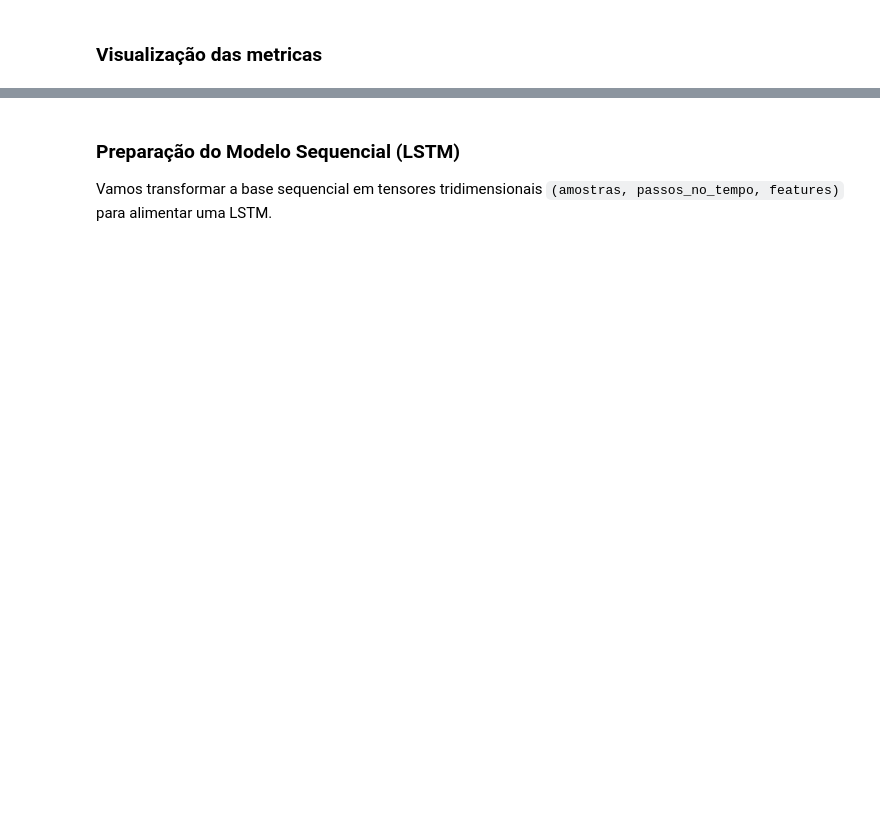
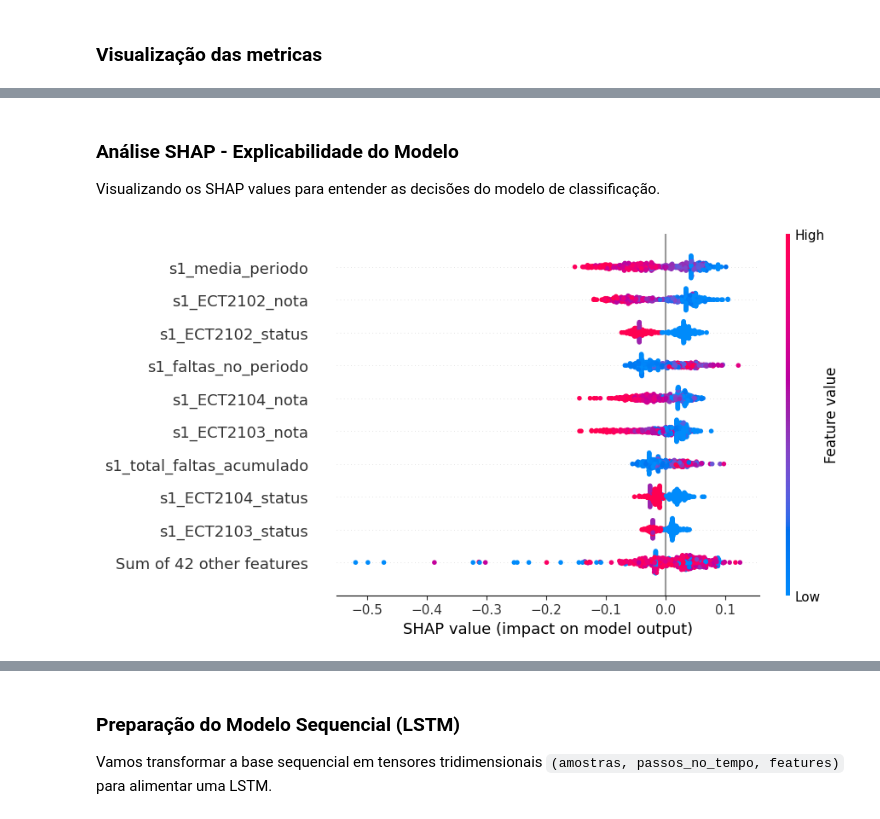
Before and after one commit to celeron550/Dataset-Alunos-ECT, a Jupyter notebook: notebooks/exemplo_treinamento.ipynb, the cells around one changed output, grey strips where cells are left out. Saved outputs shown, nothing was run; the diff lists cells and outputs as text; code cells hidden in the pictures; blank space fills up the shorter version.

Commit message:
adicionado feature importance e correção no treinamento

```diff
--- a/notebooks/exemplo_treinamento.ipynb
+++ b/notebooks/exemplo_treinamento.ipynb
@@ -147,0 +143,11 @@ plt.show()
+# %%
+import shap
+explainer = shap.TreeExplainer(clf)
+shap_values = explainer(X_test)
+# %% [markdown]
+### Análise SHAP - Explicabilidade do Modelo
+Visualizando os SHAP values para entender as decisões do modelo de classificação.
+# %%
+shap.plots.beeswarm(shap_values[:, :, 0])
+# %% [output]
+[figure, added]
```
Also changed, not shown: parts of 10 cells of this notebook.
